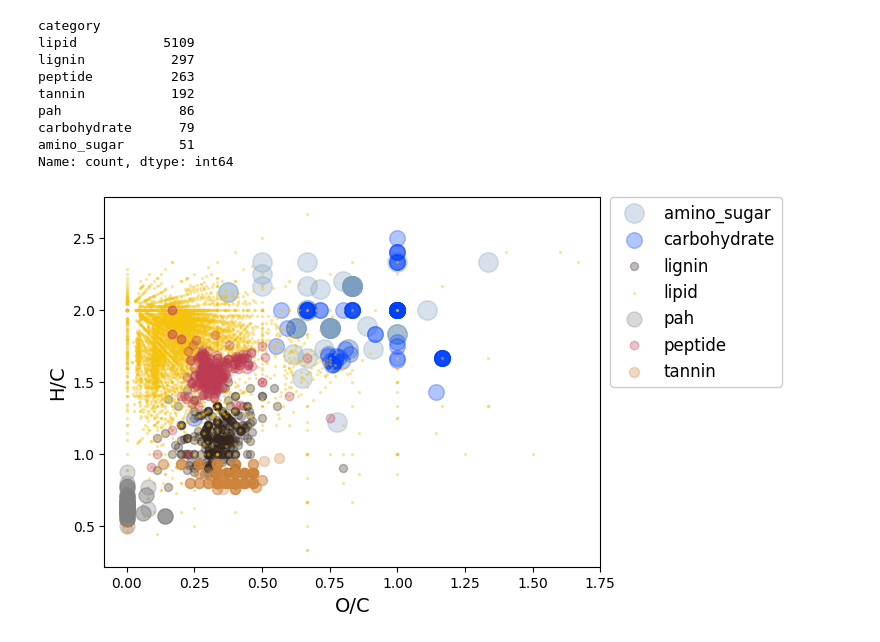
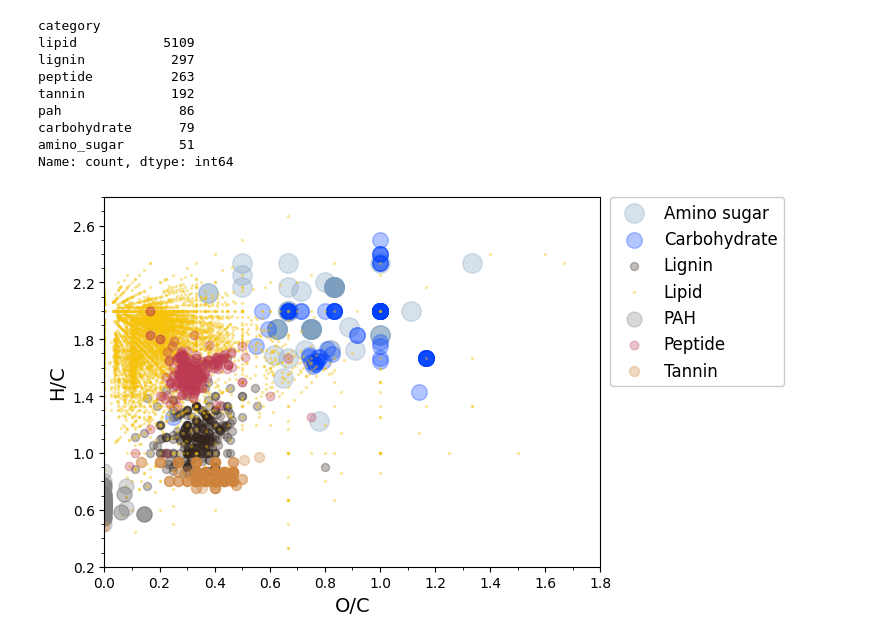
Before and after one commit to polimatt/SSEFCCA, a Jupyter notebook: code/create_csvs.ipynb, the cells around one changed output. Cells and saved outputs as stored; diff of their text form; code cells hidden in the pictures.

```diff
--- a/code/create_csvs.ipynb
+++ b/code/create_csvs.ipynb
@@ -124,11 +127,18 @@ fig, ax = plt.subplots()
 
 for category in overall_df['category'].unique():
     subset = overall_df[overall_df['category'] == category]
-    ax.scatter(subset['O/C'], subset['H/C'], label=category, c = vkf.vk_region_colours[category],
+    ax.scatter(subset['O/C'], subset['H/C'], label=category.capitalize().replace('_',' ') if category != 'pah' else 'PAH',
+               c = mlcf.vk_region_colours[category],
                alpha=0.3, s=1e4/len(overall_df[overall_df['category'] == category])) # the size of the points is inversely proportional to the number of points in that category
 
 ax.set_xlabel('O/C', fontsize=14)
 ax.set_ylabel('H/C', fontsize=14)
+ax.set_xlim(0,1.8)
+ax.set_ylim(0,3)
+
+mlcf.set_axis_ticks(overall_df['O/C'].values,ax,axis='x',major_ticks_interval=.2,minor_ticks_interval=.1,rounding=1,lower_lim=0)
+mlcf.set_axis_ticks(overall_df['H/C'].values,ax,axis='y',major_ticks_interval=.4,minor_ticks_interval=.1,rounding=1)
+
 ax.legend(framealpha=1,bbox_to_anchor=(1.02, 1), loc='upper left', borderaxespad=0,fontsize=12)
-fig.savefig('vk_definitions\\plots\\vk_diagram.svg', dpi = 600, facecolor = '#fff', bbox_inches='tight')
+fig.savefig(f'{save_plots_folder}\\vk_diagram.svg', dpi = 600, facecolor = '#fff', bbox_inches='tight')
 # %% [output]
@@ -138,7 +148,7 @@ fig.savefig('vk_definitions\\plots\\vk_diagram.svg', dpi = 600, facecolor = '#ff
 # %%
 all_files = [x for x in os.listdir(data_folder) if x.endswith('.csv') and x not in LM_files]
 # %%
-overall_df_complete = pd.DataFrame()
+overall_df_with_pahs = pd.DataFrame()
 
 for file in all_files:
     df = pd.read_csv(os.path.join(data_folder, file))
@@ -163,13 +173,13 @@ for file in all_files:
         if element != 'C':
             df_slice[f'{element}/C'] = df_slice[element] / df_slice['C']
 
-    overall_df_complete = pd.concat([overall_df, df_slice], ignore_index=True) if len(overall_df_complete) == 0 else pd.concat([overall_df_complete, df_slice], ignore_index=True)
+    overall_df_with_pahs = pd.concat([overall_df, df_slice], ignore_index=True) if len(overall_df_with_pahs) == 0 else pd.concat([overall_df_with_pahs, df_slice], ignore_index=True)
 
 # print the count for each category
-print(overall_df_complete['category'].value_counts())
+print(overall_df_with_pahs['category'].value_counts())
 
 # sort the dataframe by category
-overall_df_complete = overall_df_complete.sort_values(by=['category']).reset_index(drop=True)
+overall_df_with_pahs = overall_df_with_pahs.sort_values(by=['category']).reset_index(drop=True)
 # %% [output]
 category
 lipid           5109
@@ -183,24 +193,29 @@ Name: count, dtype: int64
 # %%
 # since the dataset is not balanced as there are more samples in some categories, we can compute class weights
 
-class_weights = compute_class_weight('balanced', classes=np.unique(overall_df_complete['category']), y=overall_df_complete['category'])
-weights_dict_complete = {cls: weight for cls, weight in zip(np.unique(overall_df_complete['category']), class_weights)}
+class_weights = compute_class_weight('balanced', classes=np.unique(overall_df_with_pahs['category']), y=overall_df_with_pahs['category'])
+weights_dict_with_pahs = {cls: weight for cls, weight in zip(np.unique(overall_df_with_pahs['category']), class_weights)}
 
-overall_df_complete['weights'] = [weights_dict_complete[cat] for cat in overall_df_complete['category']]
+overall_df_with_pahs['weights'] = [weights_dict_with_pahs[cat] for cat in overall_df_with_pahs['category']]
 
-overall_df_complete.to_csv('vk_definitions\\csv_files\\new_vk_areas_with_pahs.csv', index=False)
+overall_df_with_pahs.to_csv(f'{save_csvs_folder}\\new_vk_areas_with_pahs.csv', index=False)
 # %%
 #plot the Van Krevelen diagram
 fig, ax = plt.subplots()
 
-for category in overall_df_complete['category'].unique():
-    subset = overall_df_complete[overall_df_complete['category'] == category]
-    ax.scatter(subset['O/C'], subset['H/C'], label=category, c=vkf.vk_region_colours[category],
-               alpha=0.3, s=1e4/len(overall_df_complete[overall_df_complete['category'] == category])) # the size of the points is inversely proportional to the number of points in that category
+for category in overall_df_with_pahs['category'].unique():
+    subset = overall_df_with_pahs[overall_df_with_pahs['category'] == category]
+    ax.scatter(subset['O/C'], subset['H/C'], label=category.capitalize().replace('_',' ') if category != 'pah' else 'PAH',
+               c=mlcf.vk_region_colours[category],
+               alpha=0.3, s=1e4/len(overall_df_with_pahs[overall_df_with_pahs['category'] == category])) # the size of the points is inversely proportional to the number of points in that category
 
 ax.set_xlabel('O/C', fontsize=14)
 ax.set_ylabel('H/C', fontsize=14)
+
+mlcf.set_axis_ticks(overall_df_with_pahs['O/C'].values,ax,axis='x',major_ticks_interval=.2,minor_ticks_interval=.1,rounding=1,lower_lim=0)
+mlcf.set_axis_ticks(overall_df_with_pahs['H/C'].values,ax,axis='y',major_ticks_interval=.4,minor_ticks_interval=.1,rounding=1)
+
 ax.legend(framealpha=1,bbox_to_anchor=(1.02, 1), loc='upper left', borderaxespad=0,fontsize=12)
-fig.savefig('vk_definitions\\plots\\vk_diagram_with_pahs.svg', dpi = 600, facecolor = '#fff', bbox_inches='tight')
+fig.savefig(f'{save_plots_folder}\\vk_diagram_with_pahs.svg', dpi = 600, facecolor = '#fff', bbox_inches='tight')
 # %% [output]
-[figure, old version]
+[figure, new version]
```
Also changed, not shown: parts of 4 cells of this notebook, 4 other files.
